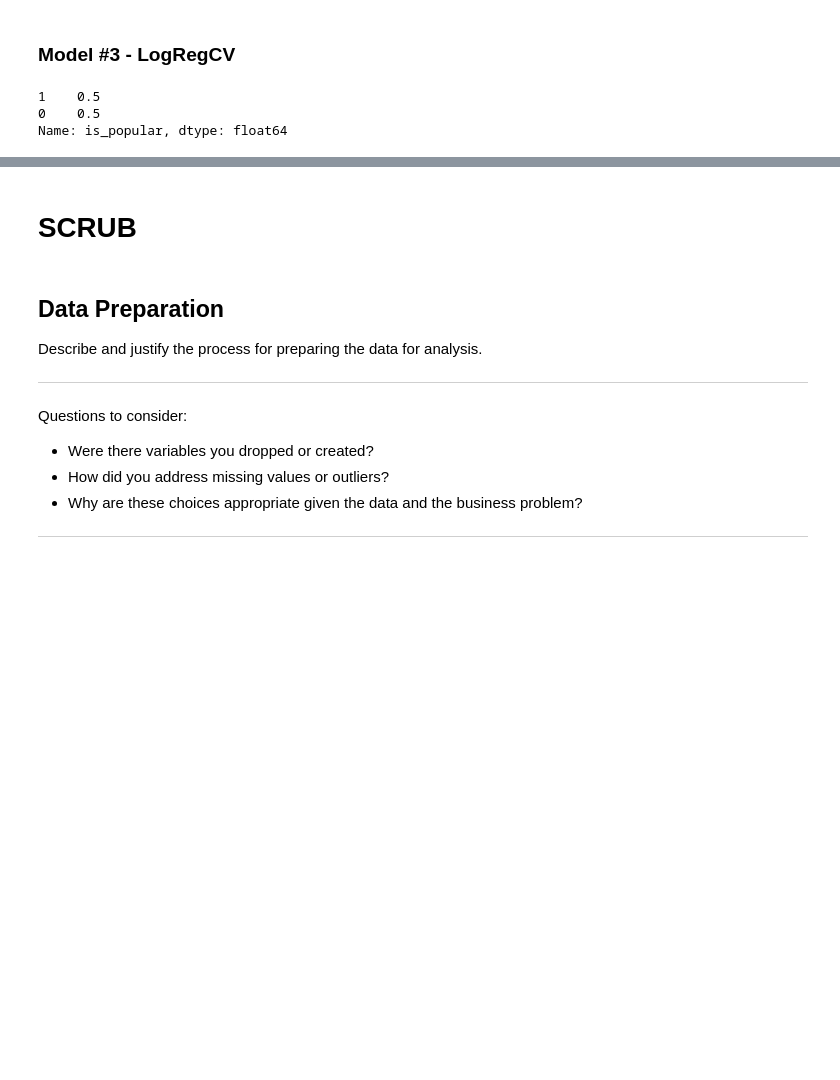
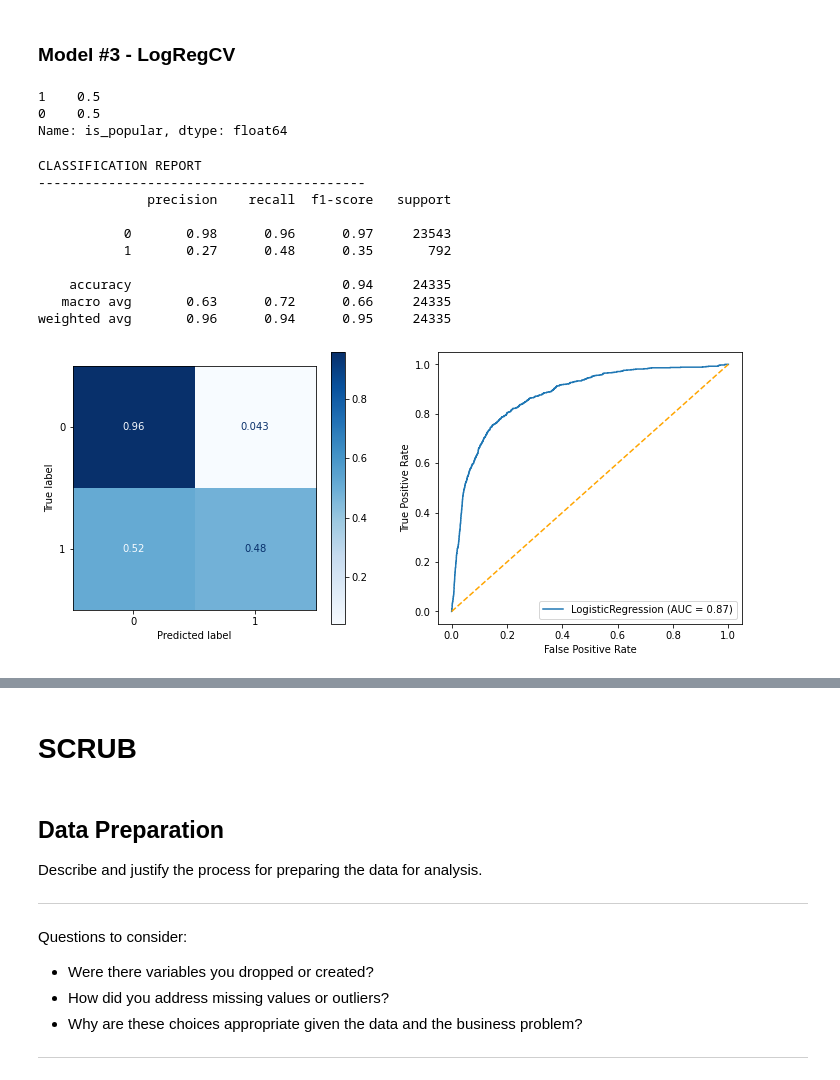
Before and after one commit to ebtezcan/Spotify-Song-Popularity-Prediction, a Jupyter notebook: index_OSEMN_plus_mvp.ipynb, the cells around one changed output, grey strips where cells are left out. Drawn from its saved outputs; the diff is of its cells as text; code cells hidden in the pictures; blank space fills up the shorter version.

```diff
--- a/index_OSEMN_plus_mvp.ipynb
+++ b/index_OSEMN_plus_mvp.ipynb
@@ -668,0 +773,5 @@ weighted avg       0.97      0.97      0.97     44194
+# %%
+y=df_ohe['is_popular']
+X=df_ohe.drop('is_popular', axis=1)
+
+X_train, X_test, y_train, y_test = train_test_split(X, y, random_state=42)
@@ -690,2 +811,22 @@ Name: is_popular, dtype: float64
+# %%
+clf = LogisticRegression(class_weight='balanced')
+
+# gridsearch = GridSearchCV(estimator=clf, param_grid = )
+
+clf.fit(X_train_sm_sc,  y_train_sm)
+y_pred = clf.predict(X_test_sc)
+classification(y_test, y_pred, X_test_sc, clf)
+# %% [output]
+CLASSIFICATION REPORT
+------------------------------------------
+              precision    recall  f1-score   support
+
+           0       0.98      0.96      0.97     23543
+           1       0.27      0.48      0.35       792
+
+    accuracy                           0.94     24335
+   macro avg       0.63      0.72      0.66     24335
+weighted avg       0.96      0.94      0.95     24335
+[figure, added]
 # %%
 from sklearn.linear_model import LogisticRegressionCV
```
Also changed, not shown: parts of 17 cells of this notebook.
